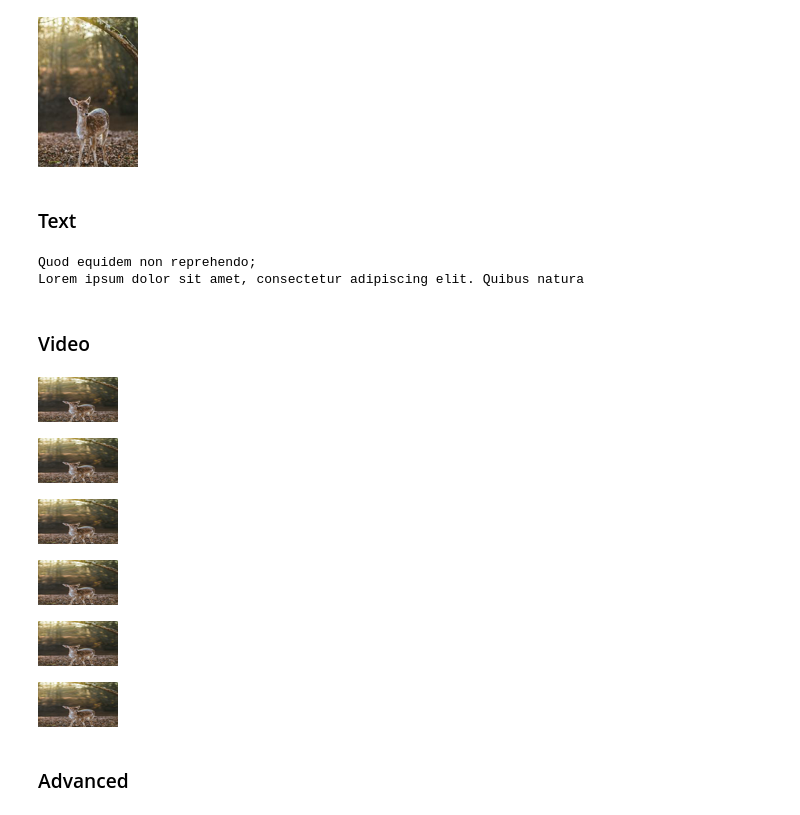
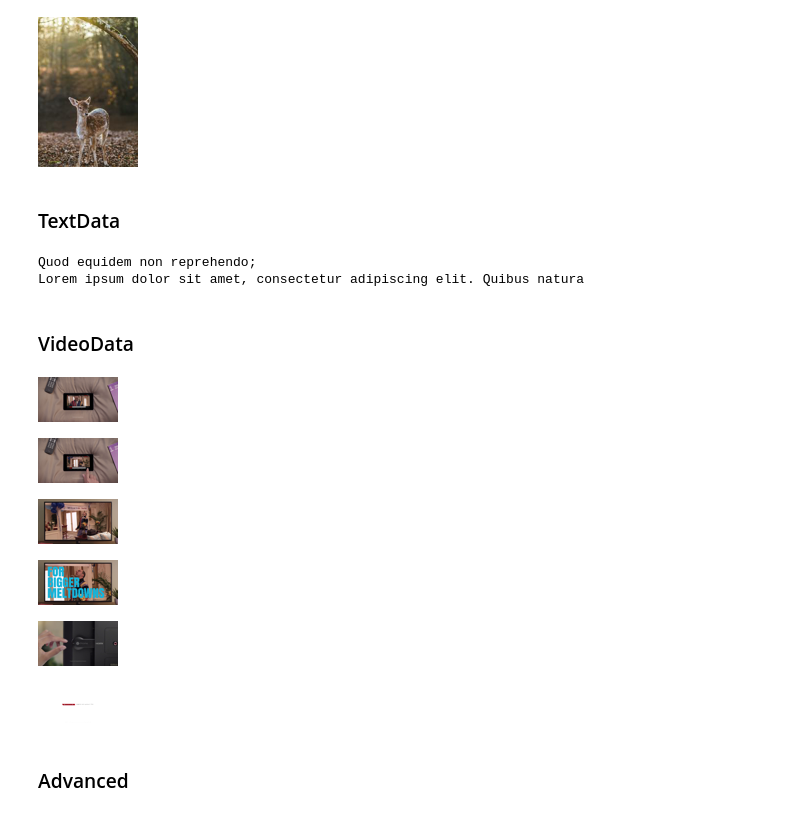
Before and after one commit to Labelbox/labelbox-python, a Jupyter notebook: examples/annotation_types/annotation_type_basics.ipynb, the cells around one changed output. Cells and saved outputs as stored; diff of their text form; code cells hidden in the pictures.

```diff
--- a/examples/annotation_types/annotation_type_basics.ipynb
+++ b/examples/annotation_types/annotation_type_basics.ipynb
@@ -119,7 +99,7 @@ im.resize((im.size[0]//2, im.size[1]//2))
 # %% [output]
 [figure]
 # %% [markdown]
-### Text
+### TextData
 # %%
 # Text has the same access pattern as imagery.
 text = TextData(file_path = "/tmp/some local file.txt")
@@ -131,7 +111,7 @@ print(text.data[:100])
 Quod equidem non reprehendo;
 Lorem ipsum dolor sit amet, consectetur adipiscing elit. Quibus natura
 # %% [markdown]
-### Video
+### VideoData
 # %%
 video_url = "http://commondatastorage.googleapis.com/gtv-videos-bucket/sample/ForBiggerMeltdowns.mp4"
 
@@ -139,21 +119,22 @@ video = VideoData(file_path = "some video path.mp4")
 video = VideoData(frames = { 1: np.zeros((32, 32, 3), dtype = np.uint8)})
 video = VideoData(url=video_url)
 # %%
-import IPython
-for idx, frame in video.frame_generator():
+
+for idx, frame in video.data:
+    # Show every 50th frame
     if idx % 50 == 0:
         video_im = Image.fromarray(frame)
         w,h = video_im.size
-        IPython.display.display( frame.resize((w//16, h//16) ))
+        IPython.display.display( video_im.resize((w//16, h//16) ))
     if idx > 250:
         break
 # %% [output]
-[figure, old version]
+[figure, new version]
-[figure, old version]
+[figure, new version]
-[figure, old version]
+[figure, new version]
-[figure, old version]
+[figure, new version]
-[figure, old version]
+[figure, new version]
-[figure, old version]
+[figure, new version]
 # %% [markdown]
 ### Advanced
 # %% [markdown]
```
Also changed, not shown: parts of 74 cells of this notebook, 4 other files.
